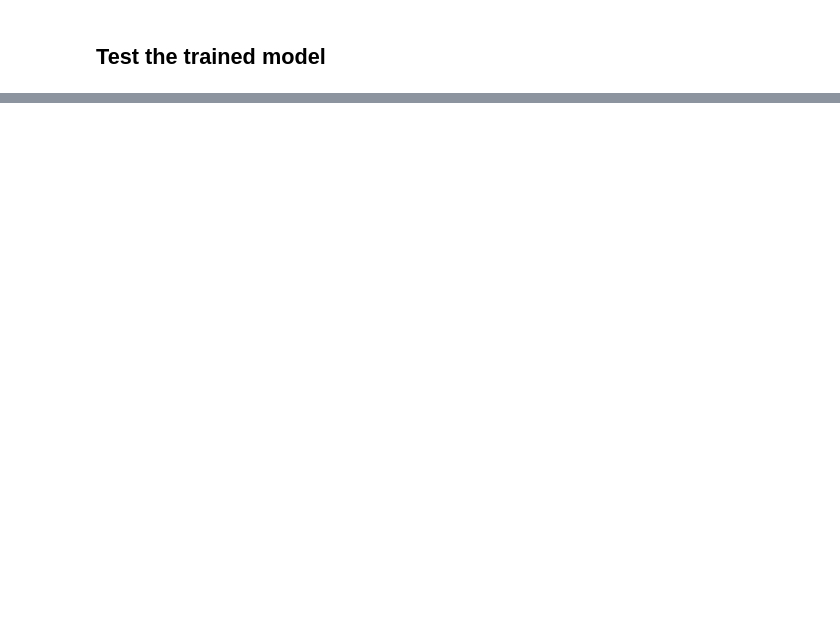
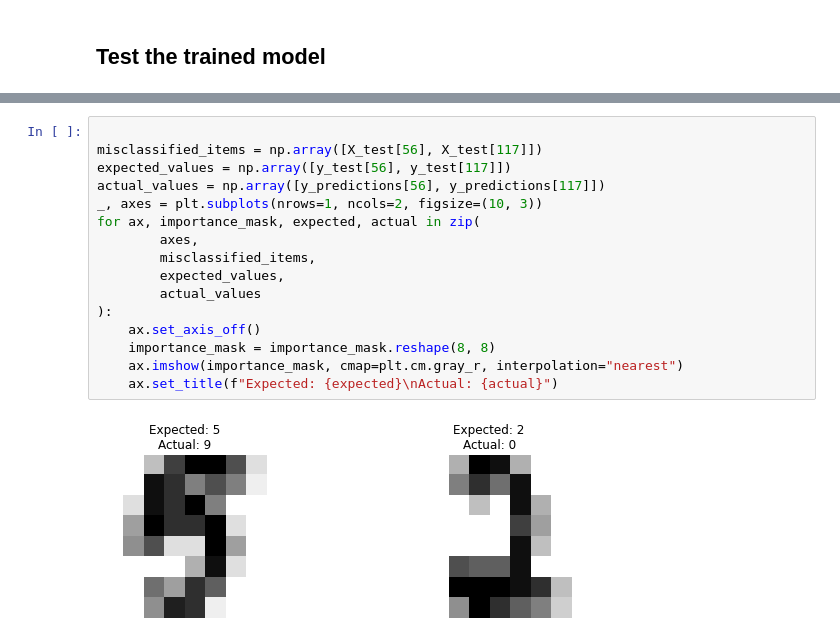
Before and after one commit to jasonmrimer/cse590-machine-learning, a Jupyter notebook: midterm/problem 4 random forest.ipynb, the cells around one changed output, grey strips where cells are left out. Drawn from its saved outputs; the diff is of its cells as text; blank space fills up the shorter version.

```diff
--- a/midterm/problem 4 random forest.ipynb
+++ b/midterm/problem 4 random forest.ipynb
@@ -235,0 +342,18 @@ for ax, image, prediction in zip(axes, X_test, y_predictions):
+# %%
+
+misclassified_items = np.array([X_test[56], X_test[117]])
+expected_values = np.array([y_test[56], y_test[117]])
+actual_values = np.array([y_predictions[56], y_predictions[117]])
+_, axes = plt.subplots(nrows=1, ncols=2, figsize=(10, 3))
+for ax, importance_mask, expected, actual in zip(
+        axes,
+        misclassified_items,
+        expected_values,
+        actual_values
+):
+    ax.set_axis_off()
+    importance_mask = importance_mask.reshape(8, 8)
+    ax.imshow(importance_mask, cmap=plt.cm.gray_r, interpolation="nearest")
+    ax.set_title(f"Expected: {expected}\nActual: {actual}")
+# %% [output]
+[figure, added]
```
Also changed, not shown: parts of 24 cells of this notebook.
